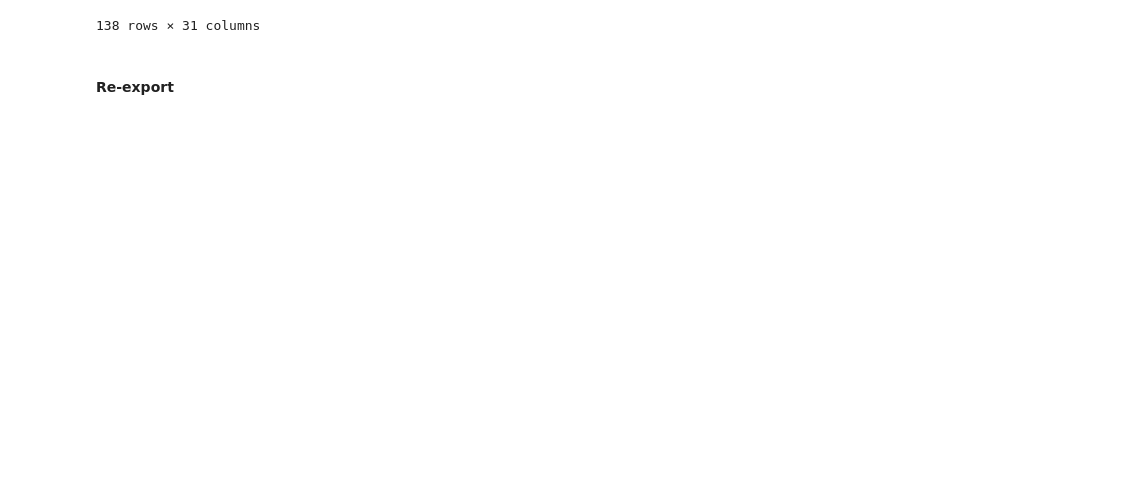
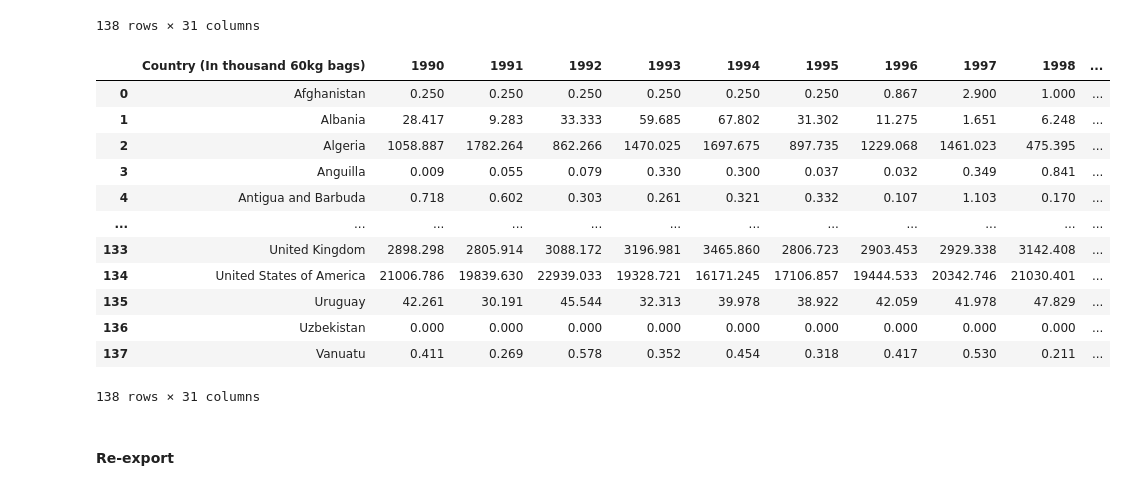
Before and after one commit to wingylui/Coffee_Trading, a Jupyter notebook: dataset_conversion/trading_data_conversion.ipynb, the cells around one changed output. Saved outputs shown, nothing was run; the diff lists cells and outputs as text; code cells hidden in the pictures; blank space fills up the shorter version.

```diff
--- a/dataset_conversion/trading_data_conversion.ipynb
+++ b/dataset_conversion/trading_data_conversion.ipynb
@@ -402,6 +426,24 @@ import_grp
 | 136 | Uzbekistan | 0.000 | 0.000 | 0.000 | 0.000 | 0.000 | 0.000 | 0.000 | 0.000 | 0.000 | ... |
 | 137 | Vanuatu | 0.411 | 0.269 | 0.578 | 0.352 | 0.454 | 0.318 | 0.417 | 0.530 | 0.211 | ... |
 138 rows × 31 columns
+# %%
+# rename column
+import_grp = import_grp.rename(columns= {"Country (In thousand 60-kg bags)" : "Country (In thousand 60kg bags)"})
+import_grp
+# %% [output]
+|  | Country (In thousand 60kg bags) | 1990 | 1991 | 1992 | 1993 | 1994 | 1995 | 1996 | 1997 | 1998 | ... |
+| 0 | Afghanistan | 0.250 | 0.250 | 0.250 | 0.250 | 0.250 | 0.250 | 0.867 | 2.900 | 1.000 | ... |
+| 1 | Albania | 28.417 | 9.283 | 33.333 | 59.685 | 67.802 | 31.302 | 11.275 | 1.651 | 6.248 | ... |
+| 2 | Algeria | 1058.887 | 1782.264 | 862.266 | 1470.025 | 1697.675 | 897.735 | 1229.068 | 1461.023 | 475.395 | ... |
+| 3 | Anguilla | 0.009 | 0.055 | 0.079 | 0.330 | 0.300 | 0.037 | 0.032 | 0.349 | 0.841 | ... |
+| 4 | Antigua and Barbuda | 0.718 | 0.602 | 0.303 | 0.261 | 0.321 | 0.332 | 0.107 | 1.103 | 0.170 | ... |
+| ... | ... | ... | ... | ... | ... | ... | ... | ... | ... | ... | ... |
+| 133 | United Kingdom | 2898.298 | 2805.914 | 3088.172 | 3196.981 | 3465.860 | 2806.723 | 2903.453 | 2929.338 | 3142.408 | ... |
+| 134 | United States of America | 21006.786 | 19839.630 | 22939.033 | 19328.721 | 16171.245 | 17106.857 | 19444.533 | 20342.746 | 21030.401 | ... |
+| 135 | Uruguay | 42.261 | 30.191 | 45.544 | 32.313 | 39.978 | 38.922 | 42.059 | 41.978 | 47.829 | ... |
+| 136 | Uzbekistan | 0.000 | 0.000 | 0.000 | 0.000 | 0.000 | 0.000 | 0.000 | 0.000 | 0.000 | ... |
+| 137 | Vanuatu | 0.411 | 0.269 | 0.578 | 0.352 | 0.454 | 0.318 | 0.417 | 0.530 | 0.211 | ... |
+138 rows × 31 columns
 # %% [markdown]
 #### Re-export
 # %%
```
Also changed, not shown: parts of 18 cells of this notebook, 13 other files.
